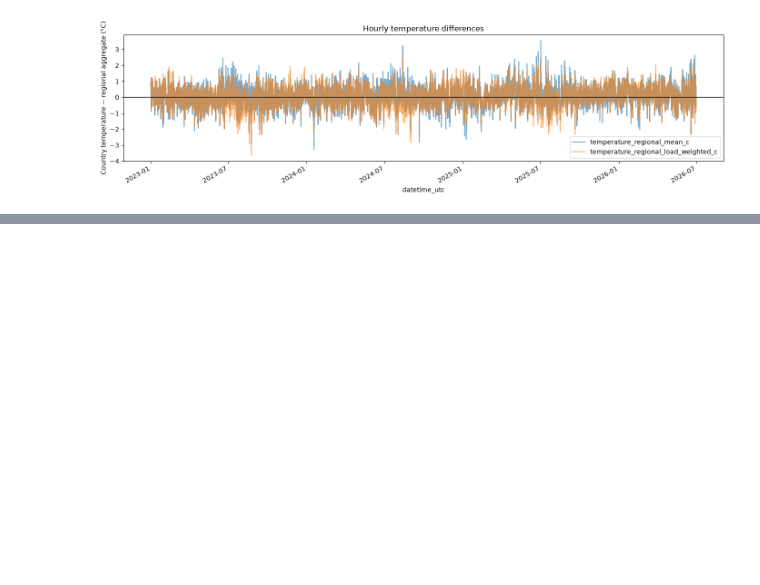
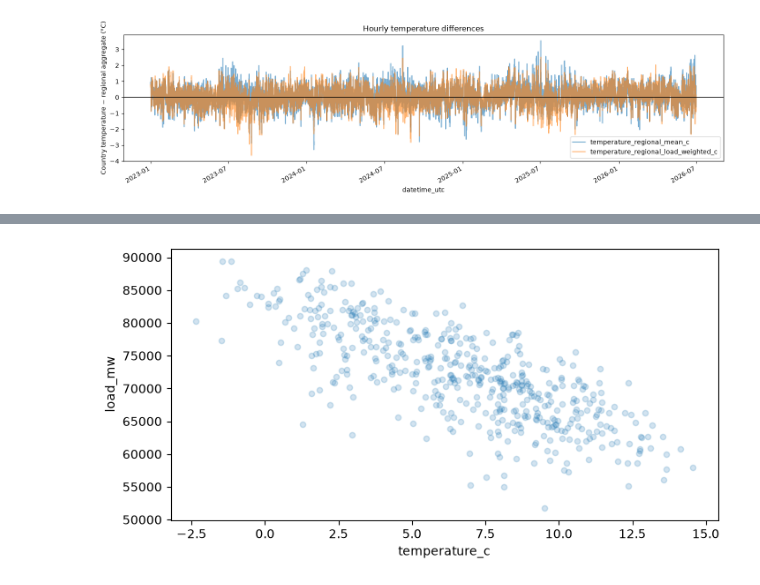
Before and after one commit to avakof/electricity-demand-forecasting, a Jupyter notebook: notebooks/01_data_audit.ipynb, the cells around one changed output, grey strips where cells are left out. Cells and saved outputs as stored; diff of their text form; code cells hidden in the pictures; blank space fills up the shorter version.

```diff
--- a/notebooks/01_data_audit.ipynb
+++ b/notebooks/01_data_audit.ipynb
@@ -354,0 +469,9 @@ plt.show()
+# %%
+# Temperature and demand
+
+sample = eda.loc[eda['season'].eq('Winter') & eda['is_weekend'].eq(False) & eda['hour'].eq(19)].copy()
+
+sample.plot.scatter(x='temperature_c', y='load_mw', alpha=0.2, figsize=(8, 4))
+plt.show()
+# %% [output]
+[figure, added]
```
Also changed, not shown: parts of 11 cells of this notebook.
